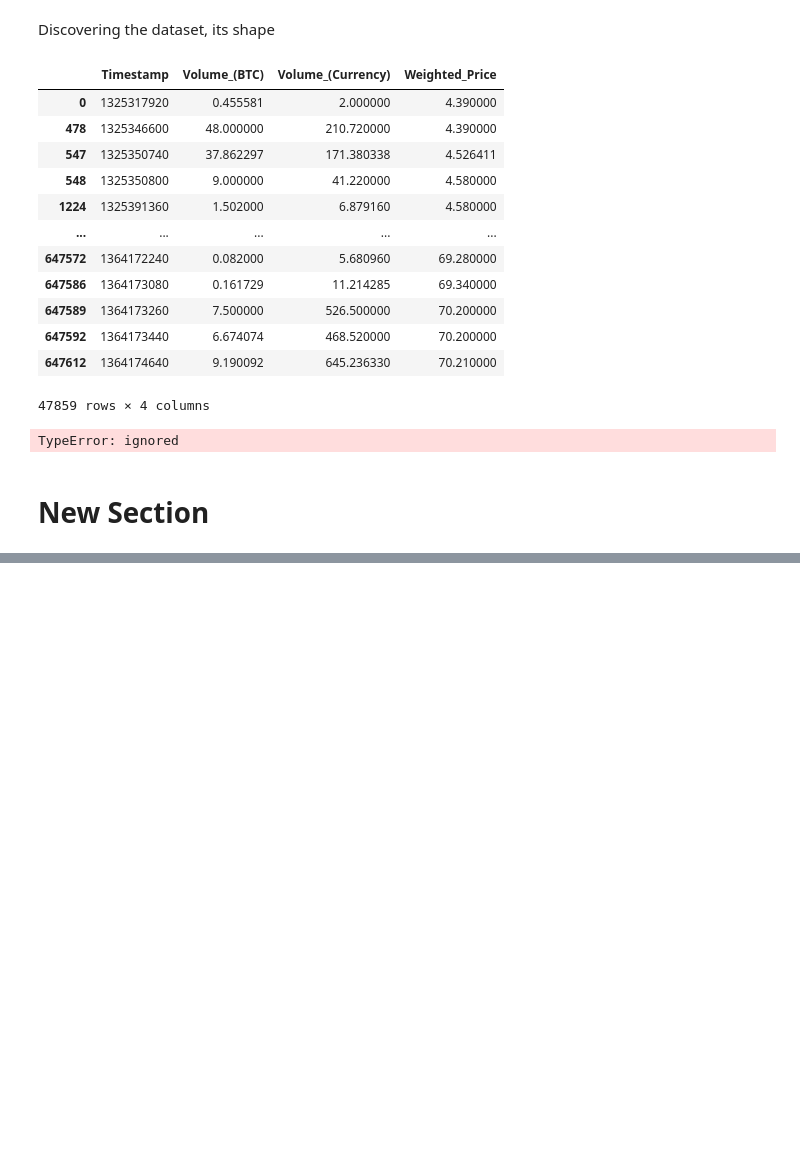
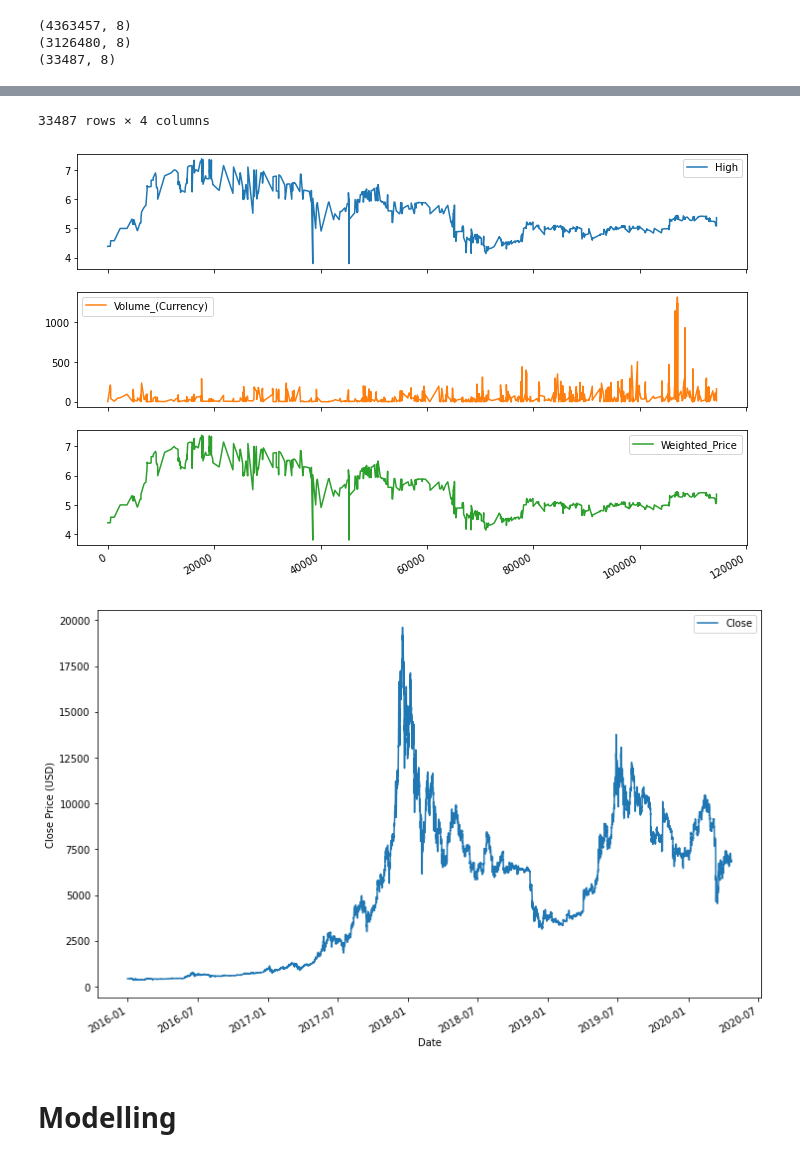
Before and after one commit to Immaannn2222/holbertonschool-machine_learning, a Jupyter notebook: supervised_learning/0x0E-time_series/preprocess_data.ipynb, the cells around one changed output, grey strips where cells are left out. Cells and saved outputs as stored; diff of their text form; code cells hidden in the pictures; blank space fills up the shorter version.

```diff
--- a/supervised_learning/0x0E-time_series/preprocess_data.ipynb
+++ b/supervised_learning/0x0E-time_series/preprocess_data.ipynb
@@ -22,29 +1,38 @@ print(bitcoin_set.shape)
-# %% [markdown]
-Discovering the dataset, its shape
-# %%
-bitcoin_set.drop(columns=['Low','High', 'Open', 'Close'], axis=0)
-#dropping the unneeded features
-# %% [output]
-|  | Timestamp | Volume_(BTC) | Volume_(Currency) | Weighted_Price |
-| 0 | 1325317920 | 0.455581 | 2.000000 | 4.390000 |
-| 478 | 1325346600 | 48.000000 | 210.720000 | 4.390000 |
-| 547 | 1325350740 | 37.862297 | 171.380338 | 4.526411 |
-| 548 | 1325350800 | 9.000000 | 41.220000 | 4.580000 |
-| 1224 | 1325391360 | 1.502000 | 6.879160 | 4.580000 |
-| ... | ... | ... | ... | ... |
-| 647572 | 1364172240 | 0.082000 | 5.680960 | 69.280000 |
-| 647586 | 1364173080 | 0.161729 | 11.214285 | 69.340000 |
-| 647589 | 1364173260 | 7.500000 | 526.500000 | 70.200000 |
-| 647592 | 1364173440 | 6.674074 | 468.520000 | 70.200000 |
-| 647612 | 1364174640 | 9.190092 | 645.236330 | 70.210000 |
-47859 rows × 4 columns
-# %%
-import datetime
-#chnaging unisx time to standard readable time
-
-date_column = pd.to_datetime(bitcoin_set['Timestamp'], unit='s')
-bitcoin_set.assign(date_column)
-# %% [output]
-TypeError: ignored
-# %% [markdown]
-# New Section
+# %%
+import matplotlib as mpl
+mpl.rcParams['figure.figsize'] = (12, 8)
+import pandas as pd
+import numpy as np
+bitcoin_set = pd.read_csv("/content/bitstampUSD_1-min_data_2012-01-01_to_2020-04-22.csv")
+print(bitcoin_set.shape)
+bitcoin_set.head()
+
+bitcoin_set = bitcoin_set.dropna() #dropping the nan values
+print(bitcoin_set.shape)
+bitcoin_set.head(20)
+# Recognizing the dataset
+plot_cols = ['High', 'Volume_(Currency)', 'Weighted_Price']
+plot_features = bitcoin_set[plot_cols][:1440]
+_ = plot_features.plot(subplots=True)
+
+bitcoin_set['Date'] = pd.to_datetime(bitcoin_set['Timestamp'],unit='s')
+bitcoin_set.pop('Timestamp')
+bitcoin_set.head()
+# bitcoin_set.describe().transpose()
+# #detecting anormal values
+# bitcoin_set.sort_values('Date', inplace=True)
+bitcoin_set = bitcoin_set[bitcoin_set['Date'] >= '2016']
+bitcoin_set = bitcoin_set[12::60] #take a half day interval
+date_time = Date[12::60]
+bitcoin_set.head(10)
+print(bitcoin_set.shape)
+
+ax = bitcoin_set.plot(x='Date', y='Close');
+ax.set_xlabel("Date")
+ax.set_ylabel("Close Price (USD)")
+bitcoin_set.drop(columns=['Low','High', 'Open', 'Close'])
+#dropping the unneeded features
+# %% [output]
+(4363457, 8)
+(3126480, 8)
+(33487, 8)
@@ -50,0 +51,5 @@ TypeError: ignored
+33487 rows × 4 columns
+[figure, added]
+[figure, added]
+# %% [markdown]
+# Modelling
```
Also changed, not shown: parts of 7 cells of this notebook.
